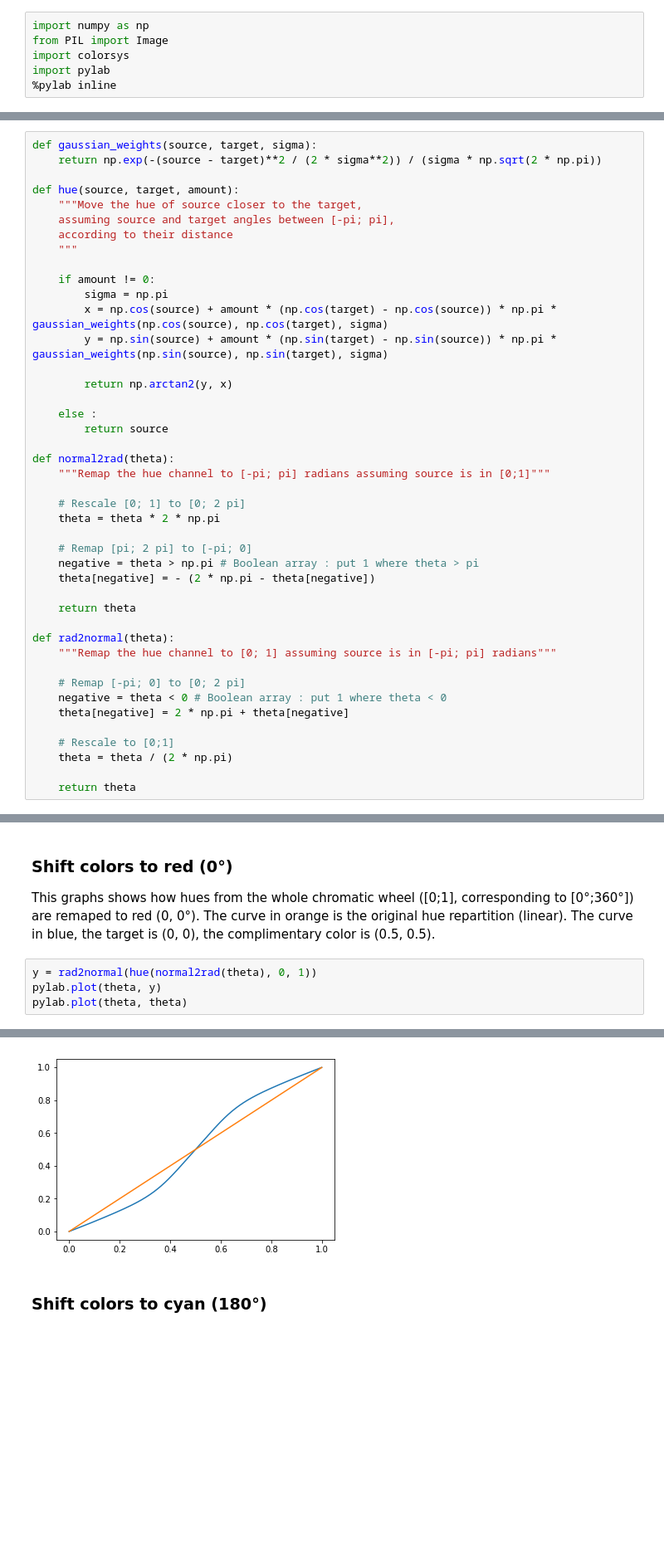
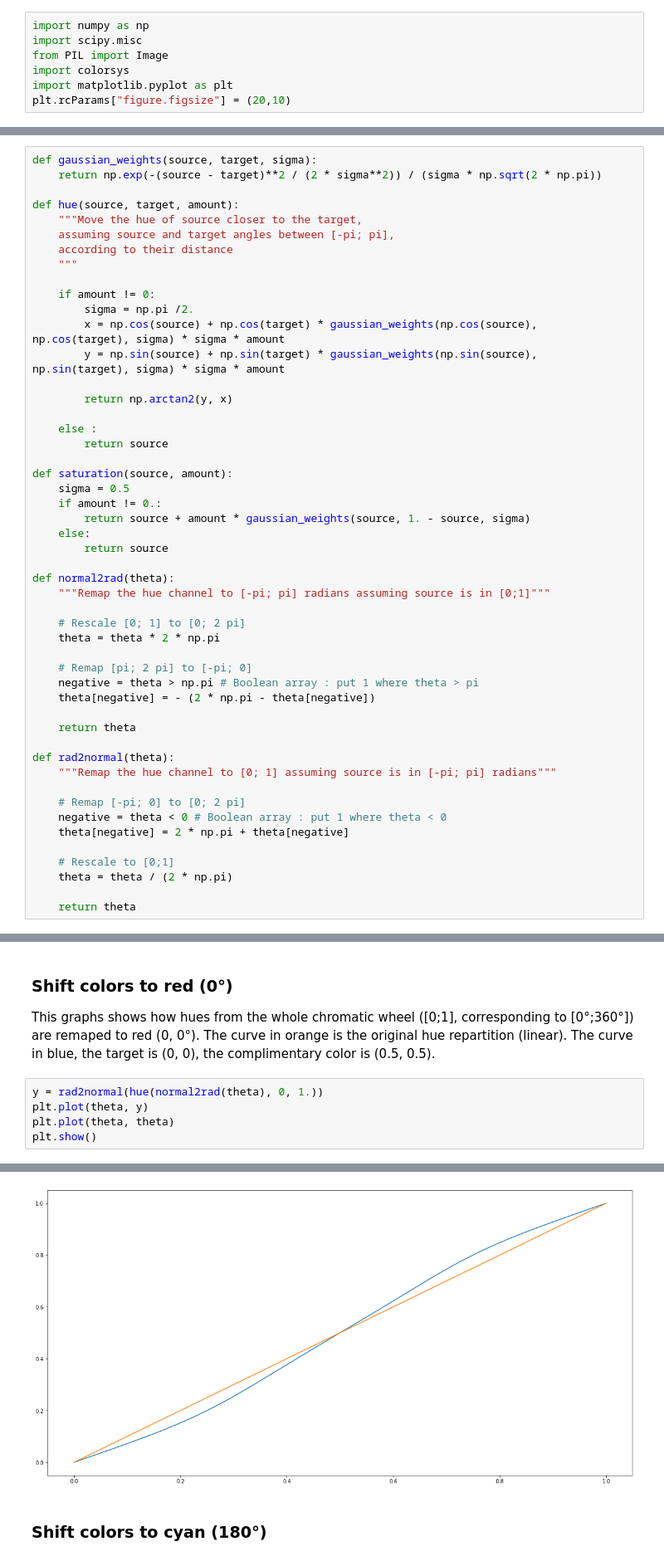
Before and after one commit to aurelienpierre/Image-Cases-Studies, a Jupyter notebook: notebooks/HSV color balance.ipynb, the cells around one changed output, grey strips where cells are left out. Shown at 83% size. Cells and saved outputs as stored; diff of their text form; blank space fills up the shorter version.

```diff
--- a/notebooks/HSV color balance.ipynb
+++ b/notebooks/HSV color balance.ipynb
@@ -1,6 +1,7 @@
 # %%
 import numpy as np
+import scipy.misc
 from PIL import Image
 import colorsys
-import pylab
-%pylab inline
+import matplotlib.pyplot as plt
+plt.rcParams["figure.figsize"] = (20,10)
@@ -21,13 +18,20 @@ def hue(source, target, amount):
     """
 
     if amount != 0:
-        sigma = np.pi
-        x = np.cos(source) + amount * (np.cos(target) - np.cos(source)) * np.pi * gaussian_weights(np.cos(source), np.cos(target), sigma)
-        y = np.sin(source) + amount * (np.sin(target) - np.sin(source)) * np.pi * gaussian_weights(np.sin(source), np.sin(target), sigma)
+        sigma = np.pi /2.
+        x = np.cos(source) + np.cos(target) * gaussian_weights(np.cos(source), np.cos(target), sigma) * sigma * amount
+        y = np.sin(source) + np.sin(target) * gaussian_weights(np.sin(source), np.sin(target), sigma) * sigma * amount
 
         return np.arctan2(y, x)
 
     else :
+        return source
+
+def saturation(source, amount):
+    sigma = 0.5
+    if amount != 0.:
+        return source + amount * gaussian_weights(source, 1. - source, sigma)
+    else:
         return source
 
 def normal2rad(theta):
@@ -88,7 +107,8 @@ theta = np.arange(0, 1, 0.001)
 
 This graphs shows how hues from the whole chromatic wheel ([0;1], corresponding to [0°;360°]) are remaped to red (0, 0°). The curve in orange is the original hue repartition (linear). The curve in blue, the target is (0, 0), the complimentary color is (0.5, 0.5).
 # %%
-y = rad2normal(hue(normal2rad(theta), 0, 1))
-pylab.plot(theta, y)
-pylab.plot(theta, theta)
+y = rad2normal(hue(normal2rad(theta), 0, 1.))
+plt.plot(theta, y)
+plt.plot(theta, theta)
+plt.show()
 # %% [output]
@@ -96,4 +115,4 @@ pylab.plot(theta, theta)
-[figure, old version]
+[figure, new version]
 # %% [markdown]
 ### Shift colors to cyan (180°)
 # %%
```
Also changed, not shown: parts of 17 cells of this notebook, 7 other files.
